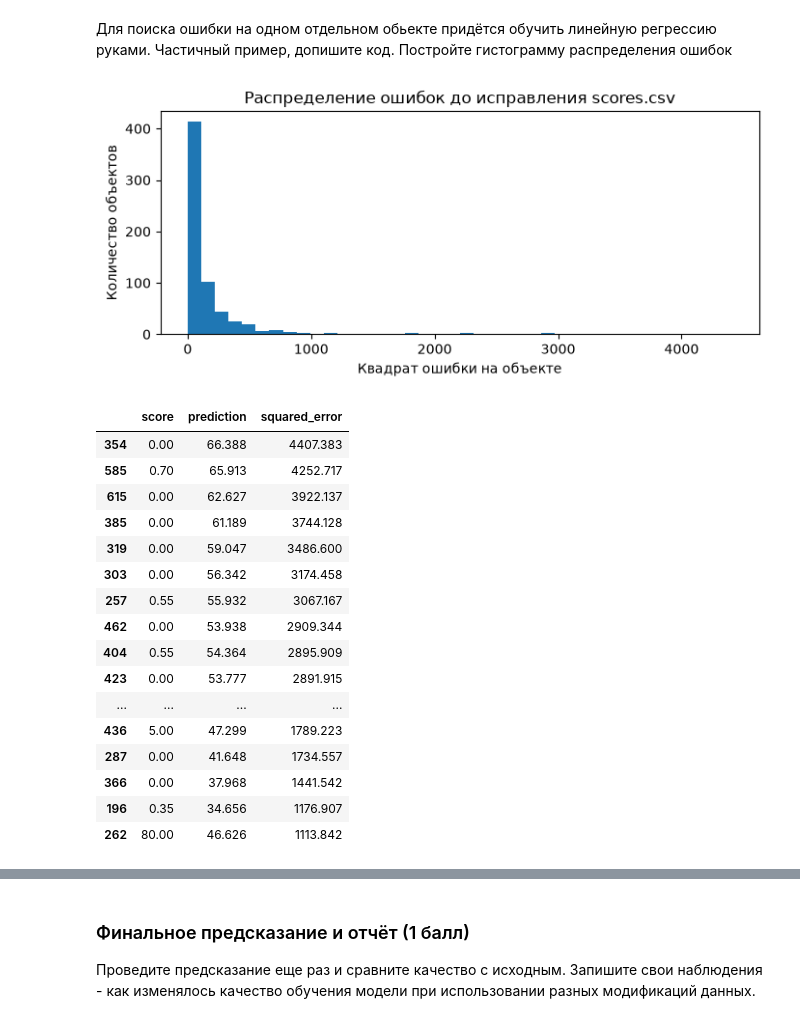
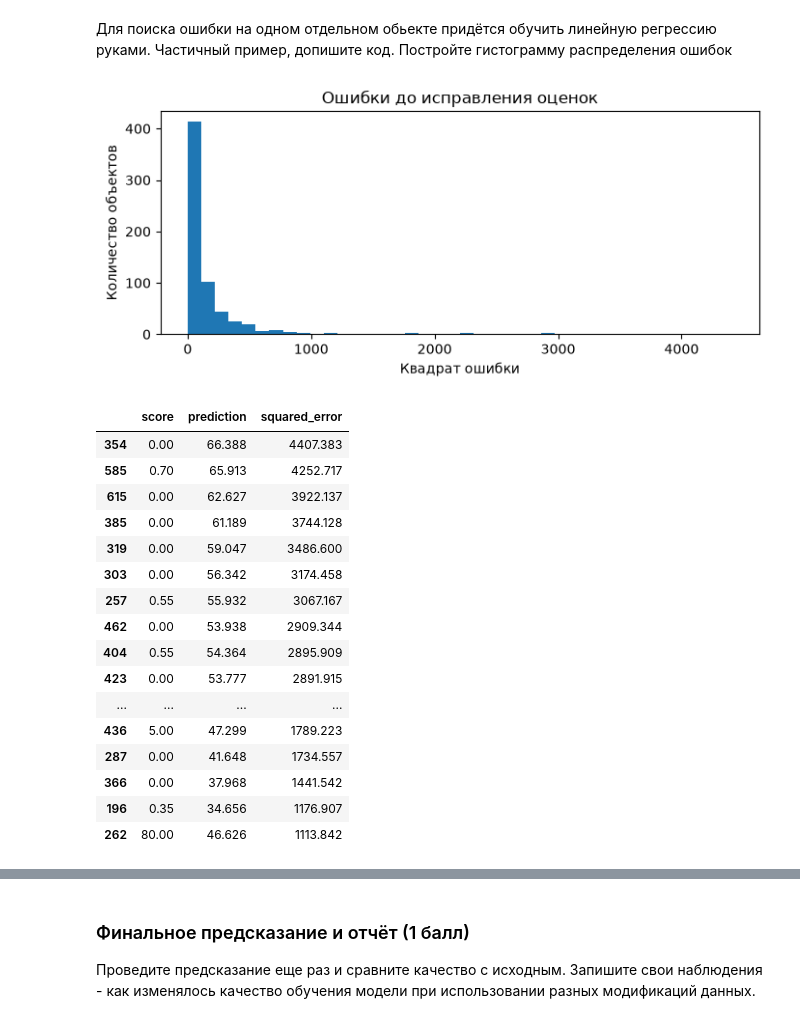
Before and after one commit to K35177/ML_Kamalov, a Jupyter notebook: taks_linreg/task/task_linreg_practice.ipynb, the cells around one changed output, grey strips where cells are left out. Cells and saved outputs as stored; diff of their text form; code cells hidden in the pictures.

```diff
--- a/taks_linreg/task/task_linreg_practice.ipynb
+++ b/taks_linreg/task/task_linreg_practice.ipynb
@@ -238,33 +236,25 @@ __(1.5 балла)__
 
 *Hint 2: в описании датасета выше есть информация, необходимая для восстановления правильных значений*
 # %%
-# Диапазоны из условия позволяют увидеть неправдоподобные значения.
 data_full[["age", "traveltime"]].hist(bins=25, figsize=(10, 3))
 plt.tight_layout()
 plt.show()
 
-print("Подозрительный возраст:")
-display(data_full.loc[data_full["age"] > 100, ["age"]])
-print("Подозрительное время в пути:")
-display(data_full.loc[data_full["traveltime"] > 4, ["traveltime"]])
+wrong_age = data_full["age"] > 100
+wrong_travel = data_full["traveltime"] > 4
+
+display(data_full.loc[wrong_age, ["age"]])
+display(data_full.loc[wrong_travel, ["traveltime"]])
 
 data_clean = data_full.copy()
-
-# Вместо возраста в нескольких строках записан год рождения.
-birth_year_mask = data_clean["age"] > 100
-data_clean.loc[birth_year_mask, "age"] = 2006 - data_clean.loc[birth_year_mask, "age"]
-
-# Вместо категории в четырёх строках записано число минут.
-travel_mask = data_clean["traveltime"] > 4
-data_clean.loc[travel_mask, "traveltime"] = pd.cut(
-    data_clean.loc[travel_mask, "traveltime"],
+data_clean.loc[wrong_age, "age"] = 2006 - data_clean.loc[wrong_age, "age"]
+data_clean.loc[wrong_travel, "traveltime"] = pd.cut(
+    data_clean.loc[wrong_travel, "traveltime"],
     bins=[-np.inf, 15, 30, 60, np.inf],
     labels=[1, 2, 3, 4],
     right=False,
 ).astype(int)
 
-features_clean_report = evaluate_cv(
-    data_clean, result, "Исправлены age и traveltime"
-)
+features_clean_report = evaluate(data_clean, result, "Исправлены age и traveltime")
 # %% [output]
 [figure]
@@ -305,28 +296,28 @@ __(1.5 балла)__
 # %% [markdown]
 Для поиска ошибки на одном отдельном обьекте придётся обучить линейную регрессию руками. Частичный пример, допишите код. Постройте гистограмму распределения ошибок
 # %%
-from sklearn.metrics import mean_squared_error
+regression = make_pipeline(StandardScaler(), LinearRegression())
+regression.fit(data_clean, result)
 
-# Модель на всей выборке нужна здесь только для диагностического графика.
-regression = make_pipeline(StandardScaler(), LinearRegression()).fit(data_clean, result)
 prediction = regression.predict(data_clean)
 errors = (prediction - result.to_numpy()) ** 2
 
 plt.figure(figsize=(8, 3))
 plt.hist(errors, bins=40)
-plt.xlabel("Квадрат ошибки на объекте")
+plt.xlabel("Квадрат ошибки")
 plt.ylabel("Количество объектов")
-plt.title("Распределение ошибок до исправления scores.csv")
+plt.title("Ошибки до исправления оценок")
 plt.show()
 
 largest_errors = pd.DataFrame({
     "score": result,
     "prediction": prediction,
     "squared_error": errors,
 }).nlargest(20, "squared_error")
+
 display(largest_errors.round(3))
 # %% [output]
-[figure, old version]
+[figure, new version]
 |  | score | prediction | squared_error |
 | 354 | 0.00 | 66.388 | 4407.383 |
 | 585 | 0.70 | 65.913 | 4252.717 |
```
Also changed, not shown: parts of 9 cells of this notebook.
